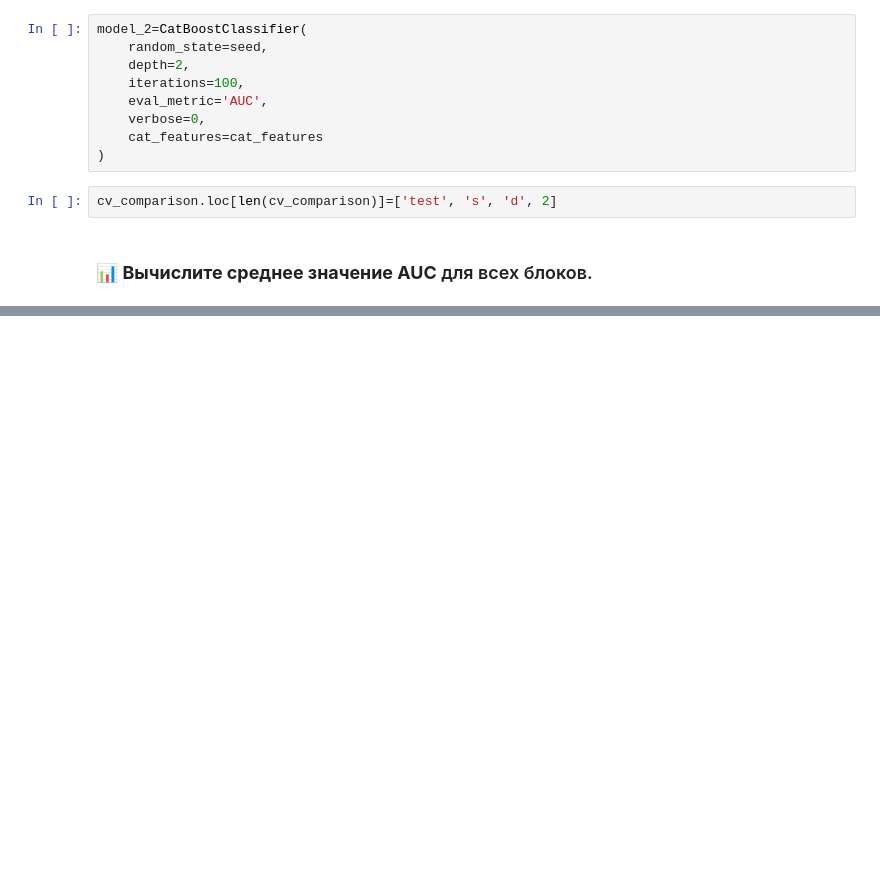
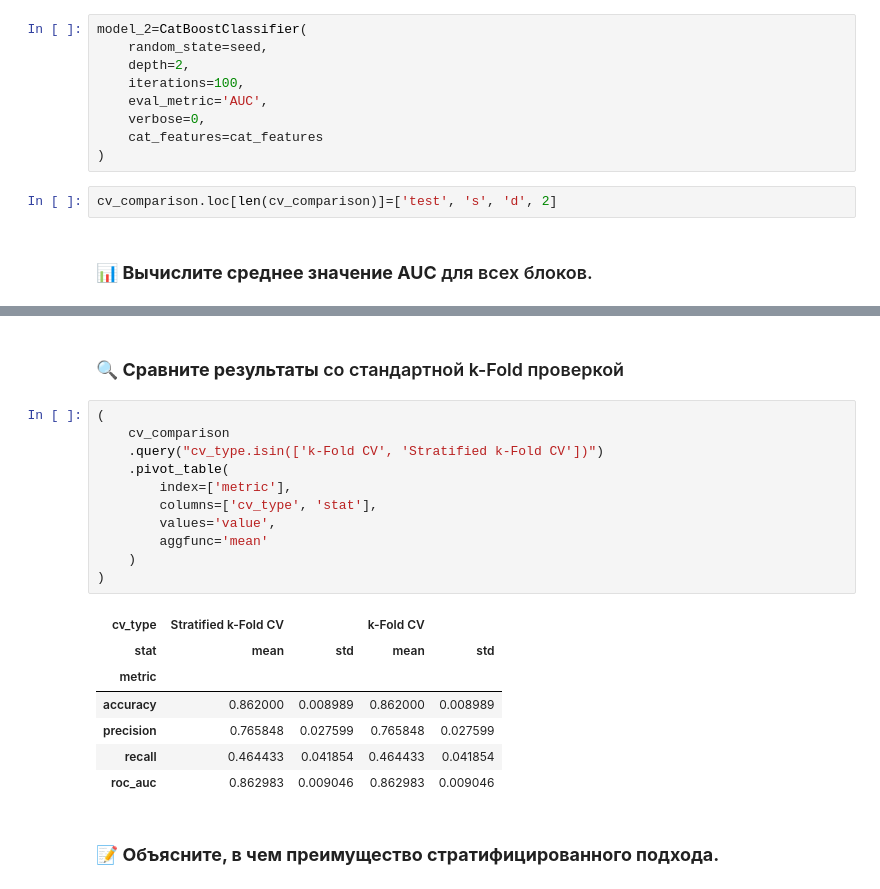
Before and after one commit to MarufIbragimov/zypl_ds, a Jupyter notebook: homework_1/homework_1.ipynb, the cells around one changed output, grey strips where cells are left out. Drawn from its saved outputs; the diff is of its cells as text; blank space fills up the shorter version.

```diff
--- a/homework_1/homework_1.ipynb
+++ b/homework_1/homework_1.ipynb
@@ -289,0 +303,23 @@ cv_comparison.query("cv_type=='k-Fold CV'")
+# %% [markdown]
+### 🔍 **Сравните результаты** со стандартной k-Fold проверкой
+# %%
+(
+    cv_comparison
+    .query("cv_type.isin(['k-Fold CV', 'Stratified k-Fold CV'])")
+    .pivot_table(
+        index=['metric'],
+        columns=['cv_type', 'stat'],
+        values='value',
+        aggfunc='mean'
+    )
+)
+# %% [output]
+| cv_type | Stratified k-Fold CV |  | k-Fold CV |  |
+| stat | mean | std | mean | std |
+| metric |  |  |  |  |
+| accuracy | 0.862000 | 0.008989 | 0.862000 | 0.008989 |
+| precision | 0.765848 | 0.027599 | 0.765848 | 0.027599 |
+| recall | 0.464433 | 0.041854 | 0.464433 | 0.041854 |
+| roc_auc | 0.862983 | 0.009046 | 0.862983 | 0.009046 |
+# %% [markdown]
+### 📝 **Объясните, в чем преимущество стратифицированного подхода.**
```
Also changed, not shown: parts of 7 cells of this notebook, 4 other files.
